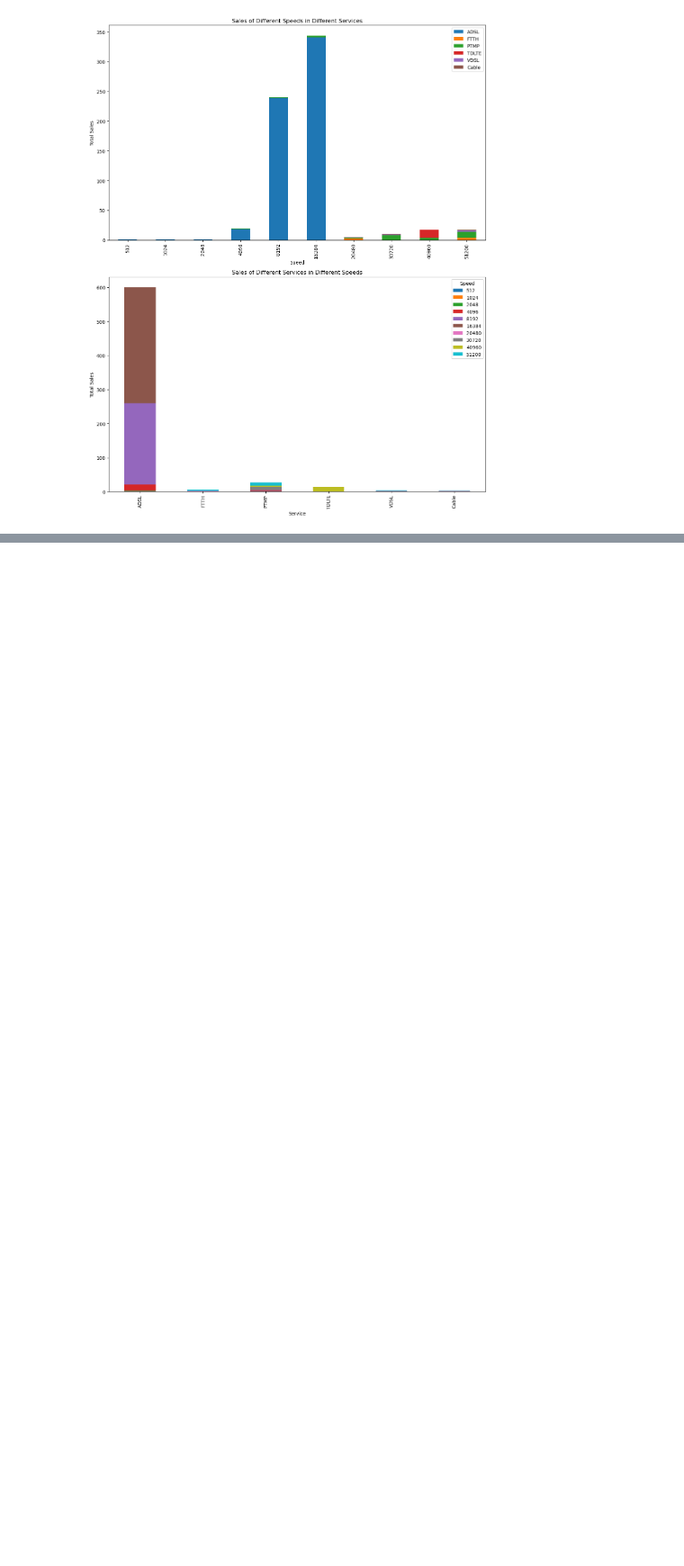
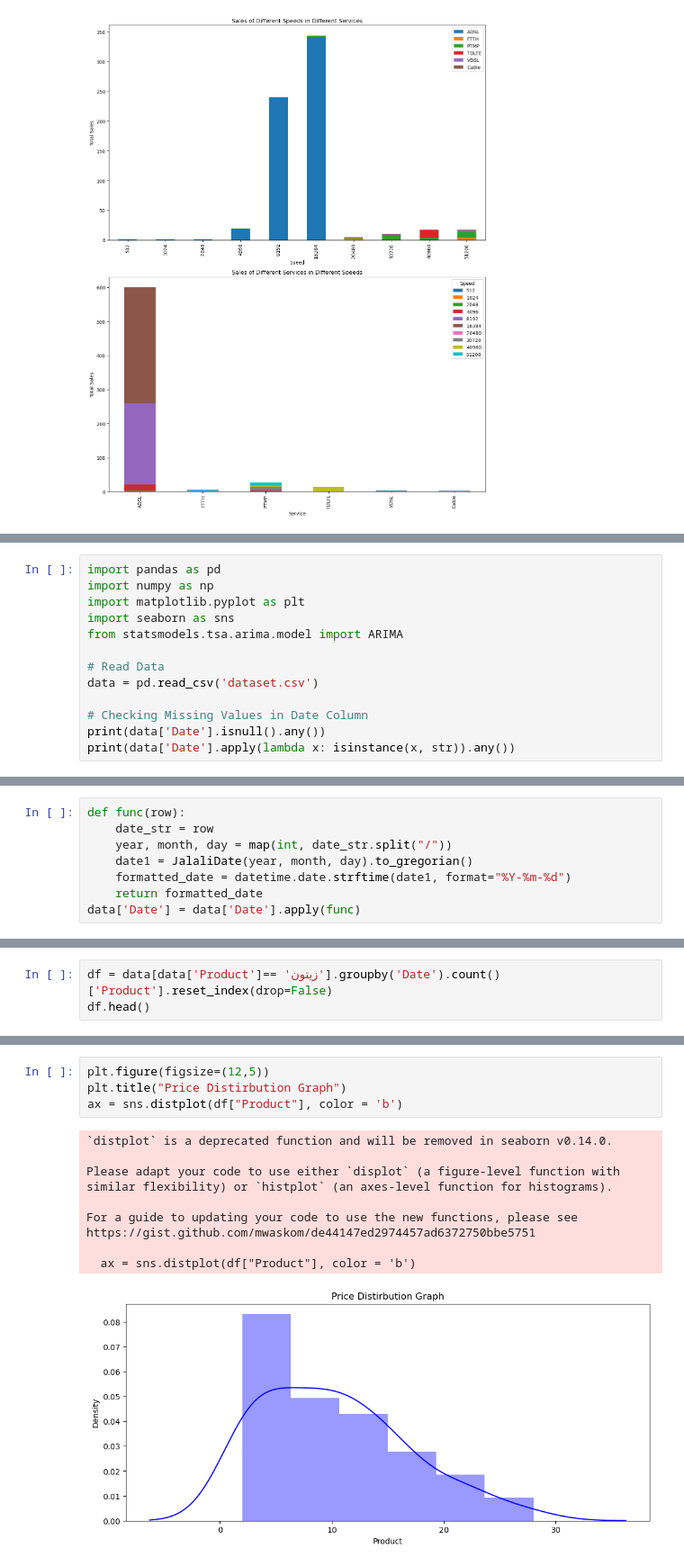
Before and after one commit to mr-robot77/Sales-Data-Analysis, a Jupyter notebook: NetSales Visualization and Connector.ipynb, the cells around one changed output, grey strips where cells are left out. Shown at 90% size. Cells and saved outputs as stored; diff of their text form; blank space fills up the shorter version.

```diff
--- a/NetSales Visualization and Connector.ipynb
+++ b/NetSales Visualization and Connector.ipynb
@@ -200,0 +205,13 @@ plt.show()
+# %%
+import pandas as pd
+import numpy as np
+import matplotlib.pyplot as plt
+import seaborn as sns
+from statsmodels.tsa.arima.model import ARIMA
+
+# Read Data
+data = pd.read_csv('dataset.csv')
+
+# Checking Missing Values in Date Column
+print(data['Date'].isnull().any())
+print(data['Date'].apply(lambda x: isinstance(x, str)).any())
@@ -200,0 +271,8 @@ plt.show()
+# %%
+def func(row):
+    date_str = row
+    year, month, day = map(int, date_str.split("/"))
+    date1 = JalaliDate(year, month, day).to_gregorian()
+    formatted_date = datetime.date.strftime(date1, format="%Y-%m-%d")
+    return formatted_date
+data['Date'] = data['Date'].apply(func)
@@ -200,0 +298,3 @@ plt.show()
+# %%
+df = data[data['Product']== 'زیتون'].groupby('Date').count()['Product'].reset_index(drop=False)
+df.head()
@@ -200,0 +335,15 @@ plt.show()
+# %%
+plt.figure(figsize=(12,5))
+plt.title("Price Distirbution Graph")
+ax = sns.distplot(df["Product"], color = 'b')
+# %% [output]
+`distplot` is a deprecated function and will be removed in seaborn v0.14.0.
+
+Please adapt your code to use either `displot` (a figure-level function with
+similar flexibility) or `histplot` (an axes-level function for histograms).
+
+For a guide to updating your code to use the new functions, please see
+https://gist.github.com/mwaskom/de44147ed2974457ad6372750bbe5751
+
+  ax = sns.distplot(df["Product"], color = 'b')
+[figure, added]
```
Also changed, not shown: parts of 35 cells of this notebook.
